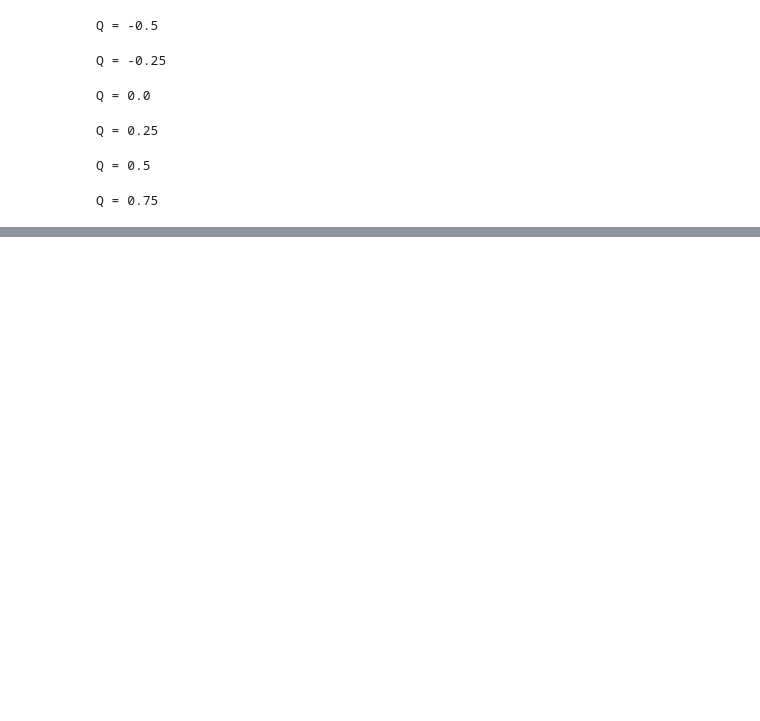
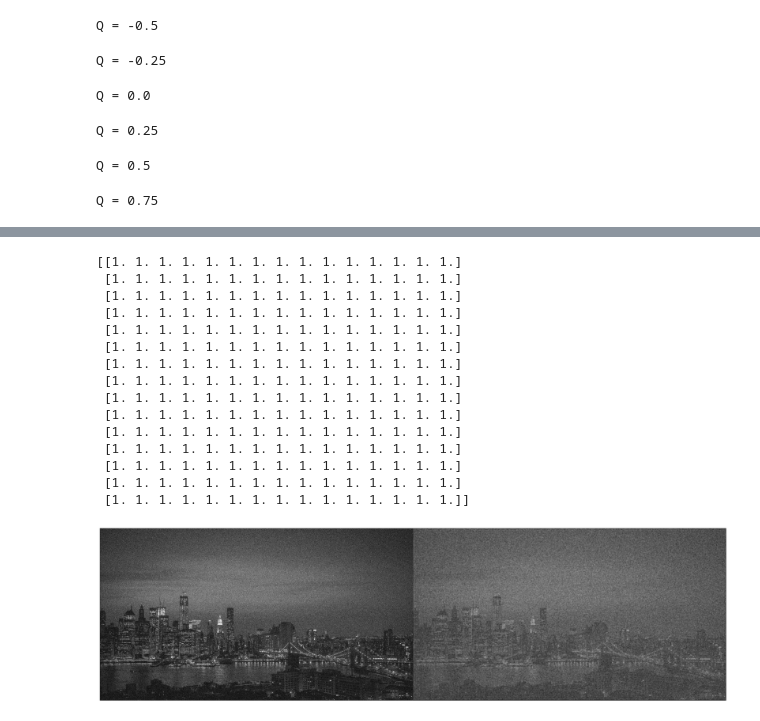
Before and after one commit to d3dx13/The-basics-of-Computer-Vision, a Jupyter notebook: src/lab3/part1.ipynb, the cells around one changed output, grey strips where cells are left out. Drawn from its saved outputs; the diff is of its cells as text; code cells hidden in the pictures; blank space fills up the shorter version.

```diff
--- a/src/lab3/part1.ipynb
+++ b/src/lab3/part1.ipynb
@@ -518,0 +802,30 @@ if use_graph:
+# %%
+kernel = np.ones((15,15),np.float64)
+print(kernel)
+if use_graph:
+    image_filtered = skimage.img_as_float64(image_noised_all)
+    image_filtered = scipy.signal.convolve2d(image_filtered, kernel, 'same')
+    image_filtered = skimage.restoration.wiener(image_filtered, kernel, 5.1e4)
+    image_filtered = skimage.img_as_ubyte(image_filtered)
+    image_filtered = cv2.hconcat([images_noised[image_name], image_filtered])
+    figure(figsize=(32, 16), dpi=80)
+    plt.imshow(cv2.cvtColor(image_filtered, cv2.COLOR_GRAY2RGB))
+    plt.xticks([]),plt.yticks([])
+    plt.show()
+# %% [output]
+[[1. 1. 1. 1. 1. 1. 1. 1. 1. 1. 1. 1. 1. 1. 1.]
+ [1. 1. 1. 1. 1. 1. 1. 1. 1. 1. 1. 1. 1. 1. 1.]
+ [1. 1. 1. 1. 1. 1. 1. 1. 1. 1. 1. 1. 1. 1. 1.]
+ [1. 1. 1. 1. 1. 1. 1. 1. 1. 1. 1. 1. 1. 1. 1.]
+ [1. 1. 1. 1. 1. 1. 1. 1. 1. 1. 1. 1. 1. 1. 1.]
+ [1. 1. 1. 1. 1. 1. 1. 1. 1. 1. 1. 1. 1. 1. 1.]
+ [1. 1. 1. 1. 1. 1. 1. 1. 1. 1. 1. 1. 1. 1. 1.]
+ [1. 1. 1. 1. 1. 1. 1. 1. 1. 1. 1. 1. 1. 1. 1.]
+ [1. 1. 1. 1. 1. 1. 1. 1. 1. 1. 1. 1. 1. 1. 1.]
+ [1. 1. 1. 1. 1. 1. 1. 1. 1. 1. 1. 1. 1. 1. 1.]
+ [1. 1. 1. 1. 1. 1. 1. 1. 1. 1. 1. 1. 1. 1. 1.]
+ [1. 1. 1. 1. 1. 1. 1. 1. 1. 1. 1. 1. 1. 1. 1.]
+ [1. 1. 1. 1. 1. 1. 1. 1. 1. 1. 1. 1. 1. 1. 1.]
+ [1. 1. 1. 1. 1. 1. 1. 1. 1. 1. 1. 1. 1. 1. 1.]
+ [1. 1. 1. 1. 1. 1. 1. 1. 1. 1. 1. 1. 1. 1. 1.]]
+[figure, added]
```
Also changed, not shown: parts of 20 cells of this notebook.
